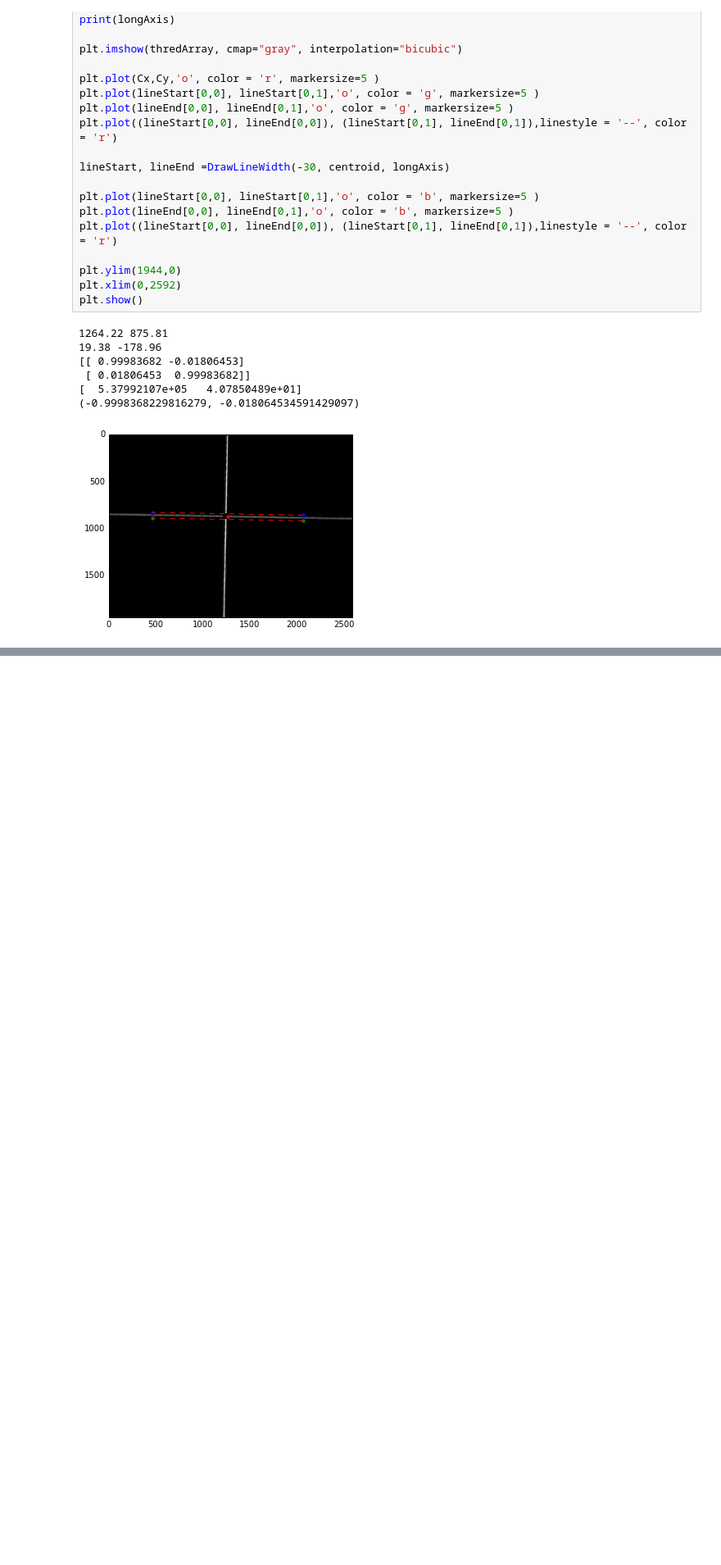
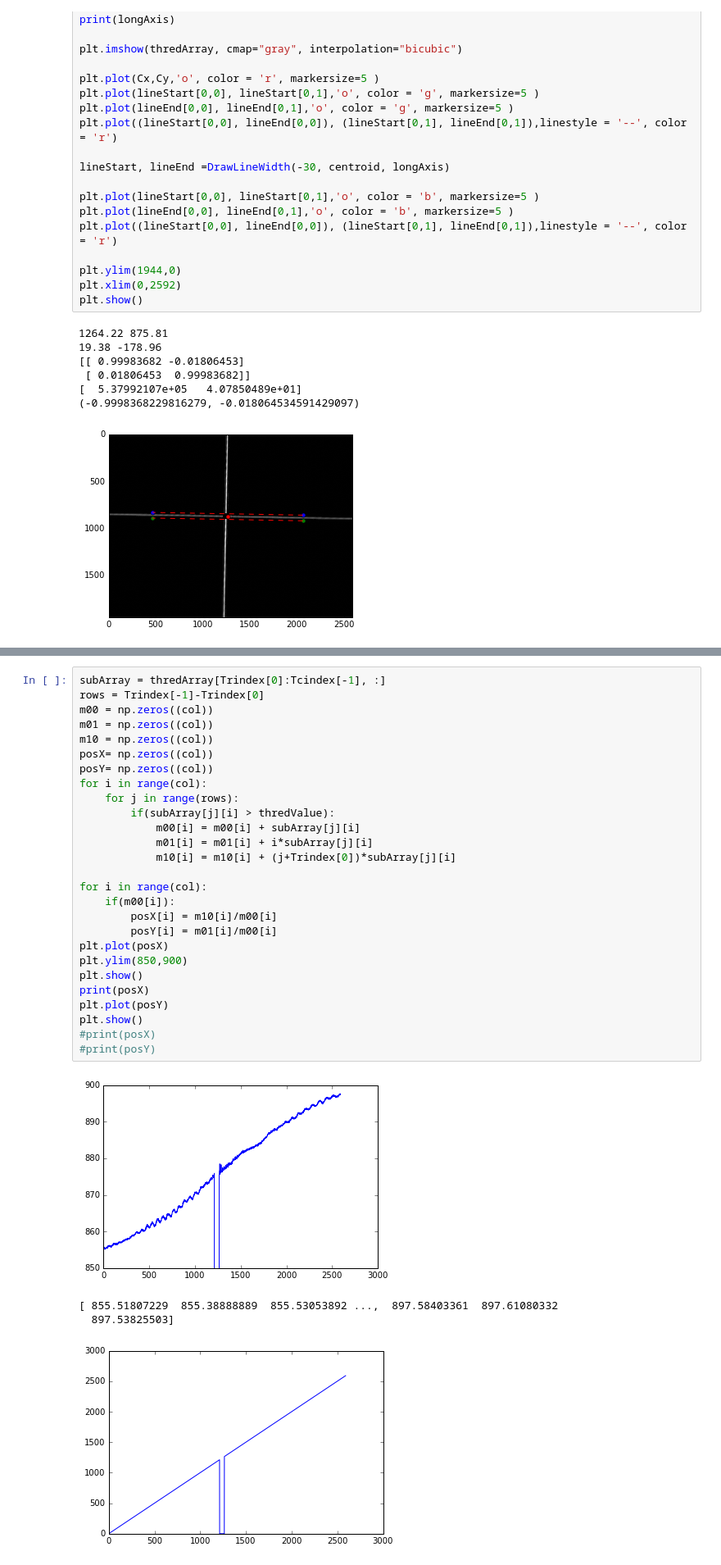
Before and after one commit to kurcoy/Python, a Jupyter notebook: LaserMomentsCalc/LaserCalculation.ipynb, the cells around one changed output, grey strips where cells are left out. Shown: that part at 82% size. Saved outputs shown, nothing was run; the diff lists cells and outputs as text; blank space fills up the shorter version.

```diff
--- a/LaserMomentsCalc/LaserCalculation.ipynb
+++ b/LaserMomentsCalc/LaserCalculation.ipynb
@@ -330,5 +329,37 @@ print(location[:col])
 [ 868.  867.  868. ...,  906.  906.  906.]
 [figure]
 [ 857.   856.5  857.  ...,  896.5  896.5  896.5]
+# %%
+subArray = thredArray[Trindex[0]:Tcindex[-1], :]
+rows = Trindex[-1]-Trindex[0]
+m00 = np.zeros((col))
+m01 = np.zeros((col))
+m10 = np.zeros((col))
+posX= np.zeros((col))
+posY= np.zeros((col))
+for i in range(col):
+    for j in range(rows):
+        if(subArray[j][i] > thredValue):
+            m00[i] = m00[i] + subArray[j][i]
+            m01[i] = m01[i] + i*subArray[j][i]
+            m10[i] = m10[i] + (j+Trindex[0])*subArray[j][i]
+
+for i in range(col):
+    if(m00[i]):
+        posX[i] = m10[i]/m00[i]
+        posY[i] = m01[i]/m00[i]
+plt.plot(posX)
+plt.ylim(850,900)
+plt.show()
+print(posX)
+plt.plot(posY)
+plt.show()
+#print(posX)
+#print(posY)
+# %% [output]
+[figure, added]
+[ 855.51807229  855.38888889  855.53053892 ...,  897.58403361  897.61080332
+  897.53825503]
+[figure, added]
 # %%
 def lineInterpolation(Interval, centroid, lineAxis):
```
Also changed, not shown: parts of 7 cells of this notebook.
